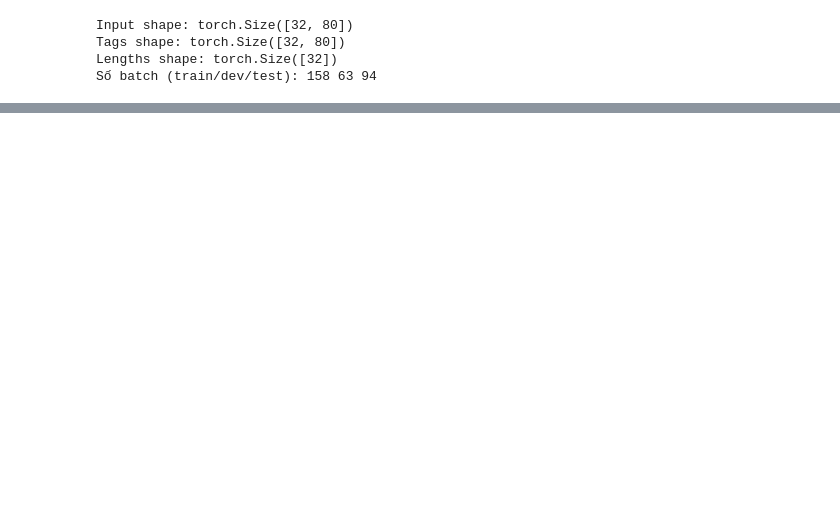
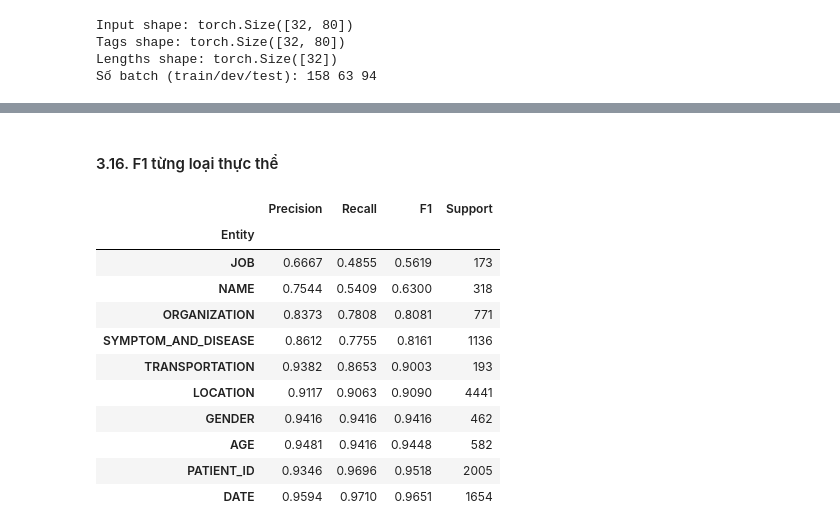
Before and after one commit to xuancuong1019/ds201_deep_learning, a Jupyter notebook: Lab03/assignment_03.ipynb, the cells around one changed output, grey strips where cells are left out. Cells and saved outputs as stored; diff of their text form; code cells hidden in the pictures; blank space fills up the shorter version.

```diff
--- a/Lab03/assignment_03.ipynb
+++ b/Lab03/assignment_03.ipynb
@@ -1071,9 +881,0 @@ def make_ner_optimizer(model):
-# %%
-def decode(logits, tag_ids, lengths):
-    preds = logits.argmax(dim=-1).cpu().tolist()
-    golds = tag_ids.cpu().tolist()
-    pred_seqs, gold_seqs = [], []
-    for p, g, n in zip(preds, golds, lengths.tolist()):
-        pred_seqs.append([id2tag[i] for i in p[:n]])
-        gold_seqs.append([id2tag[i] for i in g[:n]])
-    return pred_seqs, gold_seqs
@@ -1318,0 +929,10 @@ Nhầm loại (156) là kiểu ít nhất, khi mô hình xác định đúng ran
+# %%
+def decode(logits, tag_ids, lengths):
+    preds_ids = logits.argmax(dim=-1).cpu().tolist()
+    golds_ids = tag_ids.cpu().tolist()
+    pred_seqs, gold_seqs = [], []
+    for i in range(len(lengths)):
+        n = lengths[i].item()
+        pred_seqs.append([id2tag[t] for t in preds_ids[i][:n]])
+        gold_seqs.append([id2tag[t] for t in golds_ids[i][:n]])
+    return pred_seqs, gold_seqs
@@ -1318,0 +1050,14 @@ Nhầm loại (156) là kiểu ít nhất, khi mô hình xác định đúng ran
+# %%
+ner_model = BiLSTMEncoder(len(ner_vocab), num_tags=NUM_TAGS).to(device)
+ner_model.load_state_dict(ner_results["best_state"])
+
+_, _, test_preds, test_golds = ner_evaluate(ner_model, ner_test_loader)
+
+ner_results["test_precision"] = ent_precision(test_golds, test_preds, mode="strict", scheme=IOB2)
+ner_results["test_recall"] = ent_recall(test_golds, test_preds, mode="strict", scheme=IOB2)
+ner_results["test_f1"] = ent_f1(test_golds, test_preds, mode="strict", scheme=IOB2)
+
+print("Test (entity-level, strict IOB2)")
+print("Precision: %.4f" % ner_results["test_precision"])
+print("Recall   : %.4f" % ner_results["test_recall"])
+print("Micro-F1 : %.4f" % ner_results["test_f1"])
@@ -1318,0 +1073,27 @@ Nhầm loại (156) là kiểu ít nhất, khi mô hình xác định đúng ran
+# %% [markdown]
+#### 3.16. F1 từng loại thực thể
+# %%
+report = ent_report(test_golds, test_preds, mode="strict", scheme=IOB2, output_dict=True, zero_division=0)
+
+rows = []
+for entity, scores in report.items():
+    if entity in ["micro avg", "macro avg", "weighted avg"]:
+        continue
+    rows.append({"Entity": entity, "Precision": scores["precision"], "Recall": scores["recall"],
+                 "F1": scores["f1-score"], "Support": scores["support"]})
+
+type_df = pd.DataFrame(rows).sort_values("F1").set_index("Entity")
+display(type_df.round(4))
+# %% [output]
+|  | Precision | Recall | F1 | Support |
+| Entity |  |  |  |  |
+| JOB | 0.6667 | 0.4855 | 0.5619 | 173 |
+| NAME | 0.7544 | 0.5409 | 0.6300 | 318 |
+| ORGANIZATION | 0.8373 | 0.7808 | 0.8081 | 771 |
+| SYMPTOM_AND_DISEASE | 0.8612 | 0.7755 | 0.8161 | 1136 |
+| TRANSPORTATION | 0.9382 | 0.8653 | 0.9003 | 193 |
+| LOCATION | 0.9117 | 0.9063 | 0.9090 | 4441 |
+| GENDER | 0.9416 | 0.9416 | 0.9416 | 462 |
+| AGE | 0.9481 | 0.9416 | 0.9448 | 582 |
+| PATIENT_ID | 0.9346 | 0.9696 | 0.9518 | 2005 |
+| DATE | 0.9594 | 0.9710 | 0.9651 | 1654 |
```
Also changed, not shown: parts of 197 cells of this notebook.
